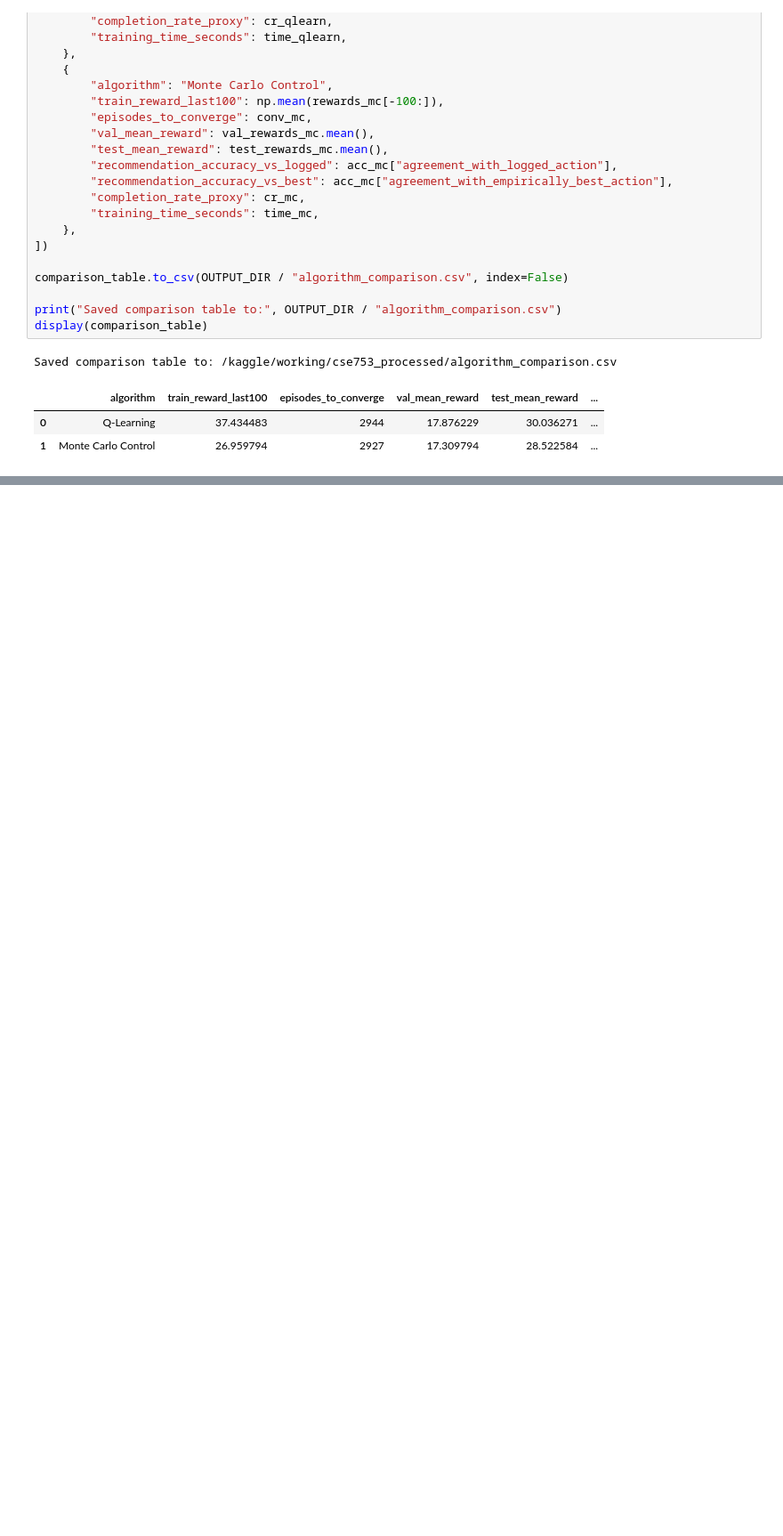
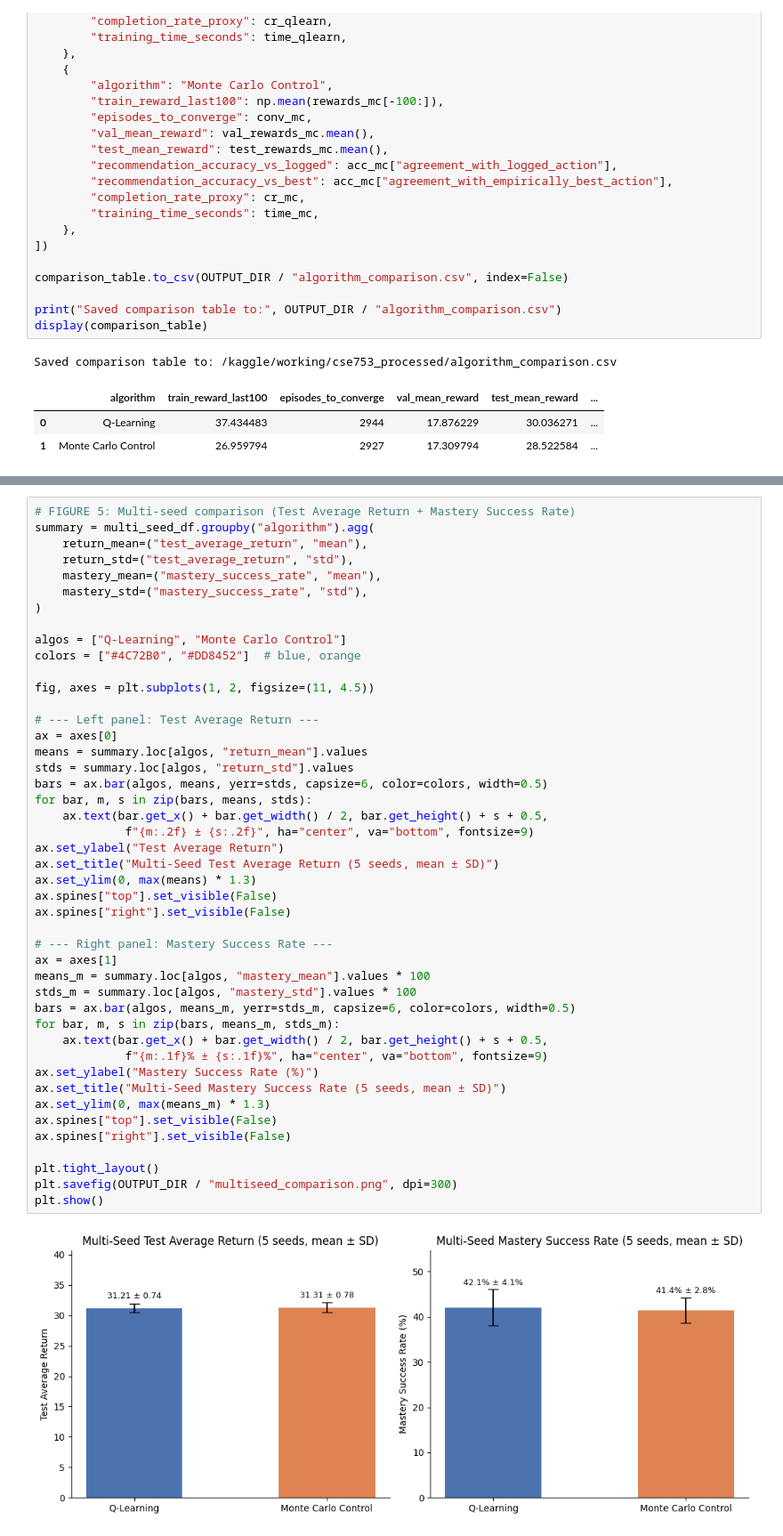
Before and after one commit to Shamazda/Adaptive-Personalized-Learning-Recommendation-Using-Reinforcement-Learning, a Jupyter notebook: Q-Learning and Monte Carlo Control.ipynb, the cells around one changed output, grey strips where cells are left out. Shown at 89% size. Drawn from its saved outputs; the diff is of its cells as text; blank space fills up the shorter version.

```diff
--- a/Q-Learning and Monte Carlo Control.ipynb
+++ b/Q-Learning and Monte Carlo Control.ipynb
@@ -3506,0 +3832,47 @@ Saved comparison table to: /kaggle/working/cse753_processed/algorithm_comparison
+# %%
+# FIGURE 5: Multi-seed comparison (Test Average Return + Mastery Success Rate)
+summary = multi_seed_df.groupby("algorithm").agg(
+    return_mean=("test_average_return", "mean"),
+    return_std=("test_average_return", "std"),
+    mastery_mean=("mastery_success_rate", "mean"),
+    mastery_std=("mastery_success_rate", "std"),
+)
+
+algos = ["Q-Learning", "Monte Carlo Control"]
+colors = ["#4C72B0", "#DD8452"]  # blue, orange
+
+fig, axes = plt.subplots(1, 2, figsize=(11, 4.5))
+
+# --- Left panel: Test Average Return ---
+ax = axes[0]
+means = summary.loc[algos, "return_mean"].values
+stds = summary.loc[algos, "return_std"].values
+bars = ax.bar(algos, means, yerr=stds, capsize=6, color=colors, width=0.5)
+for bar, m, s in zip(bars, means, stds):
+    ax.text(bar.get_x() + bar.get_width() / 2, bar.get_height() + s + 0.5,
+             f"{m:.2f} ± {s:.2f}", ha="center", va="bottom", fontsize=9)
+ax.set_ylabel("Test Average Return")
+ax.set_title("Multi-Seed Test Average Return (5 seeds, mean ± SD)")
+ax.set_ylim(0, max(means) * 1.3)
+ax.spines["top"].set_visible(False)
+ax.spines["right"].set_visible(False)
+
+# --- Right panel: Mastery Success Rate ---
+ax = axes[1]
+means_m = summary.loc[algos, "mastery_mean"].values * 100
+stds_m = summary.loc[algos, "mastery_std"].values * 100
+bars = ax.bar(algos, means_m, yerr=stds_m, capsize=6, color=colors, width=0.5)
+for bar, m, s in zip(bars, means_m, stds_m):
+    ax.text(bar.get_x() + bar.get_width() / 2, bar.get_height() + s + 0.5,
+             f"{m:.1f}% ± {s:.1f}%", ha="center", va="bottom", fontsize=9)
+ax.set_ylabel("Mastery Success Rate (%)")
+ax.set_title("Multi-Seed Mastery Success Rate (5 seeds, mean ± SD)")
+ax.set_ylim(0, max(means_m) * 1.3)
+ax.spines["top"].set_visible(False)
+ax.spines["right"].set_visible(False)
+
+plt.tight_layout()
+plt.savefig(OUTPUT_DIR / "multiseed_comparison.png", dpi=300)
+plt.show()
+# %% [output]
+[figure, added]
```
Also changed, not shown: parts of 9 cells of this notebook.
